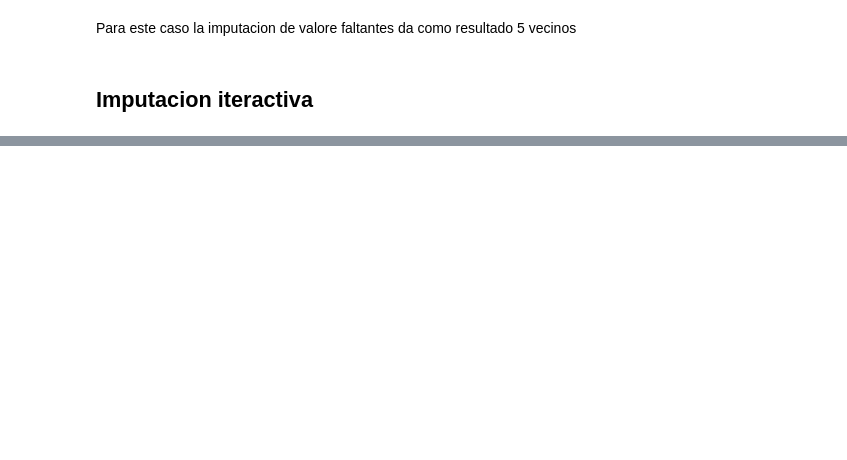
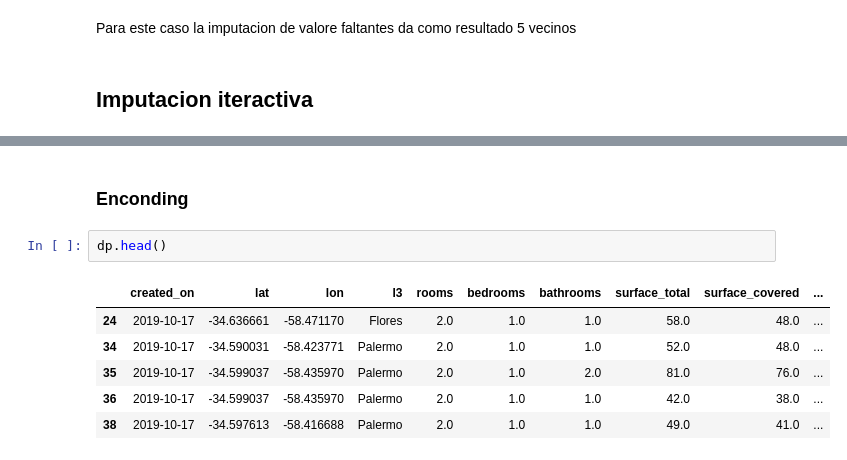
Before and after one commit to jimmyibanez/project_property2, a Jupyter notebook: Project_2.ipynb, the cells around one changed output, grey strips where cells are left out. Saved outputs shown, nothing was run; the diff lists cells and outputs as text; blank space fills up the shorter version.

```diff
--- a/Project_2.ipynb
+++ b/Project_2.ipynb
@@ -862,0 +841,11 @@ dp.shape
+# %% [markdown]
+### Enconding
+# %%
+dp.head()
+# %% [output]
+|  | created_on | lat | lon | l3 | rooms | bedrooms | bathrooms | surface_total | surface_covered | ... |
+| 24 | 2019-10-17 | -34.636661 | -58.471170 | Flores | 2.0 | 1.0 | 1.0 | 58.0 | 48.0 | ... |
+| 34 | 2019-10-17 | -34.590031 | -58.423771 | Palermo | 2.0 | 1.0 | 1.0 | 52.0 | 48.0 | ... |
+| 35 | 2019-10-17 | -34.599037 | -58.435970 | Palermo | 2.0 | 1.0 | 2.0 | 81.0 | 76.0 | ... |
+| 36 | 2019-10-17 | -34.599037 | -58.435970 | Palermo | 2.0 | 1.0 | 1.0 | 42.0 | 38.0 | ... |
+| 38 | 2019-10-17 | -34.597613 | -58.416688 | Palermo | 2.0 | 1.0 | 1.0 | 49.0 | 41.0 | ... |
```
Also changed, not shown: parts of 104 cells of this notebook.
